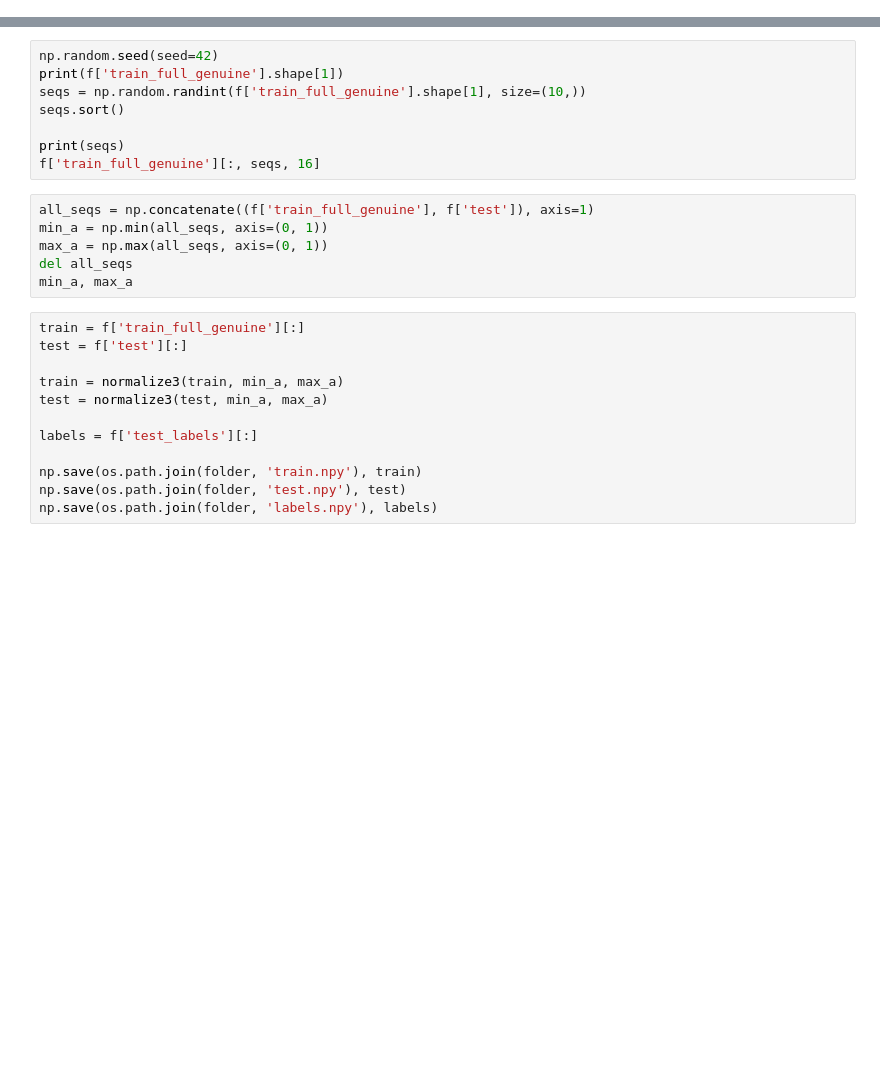
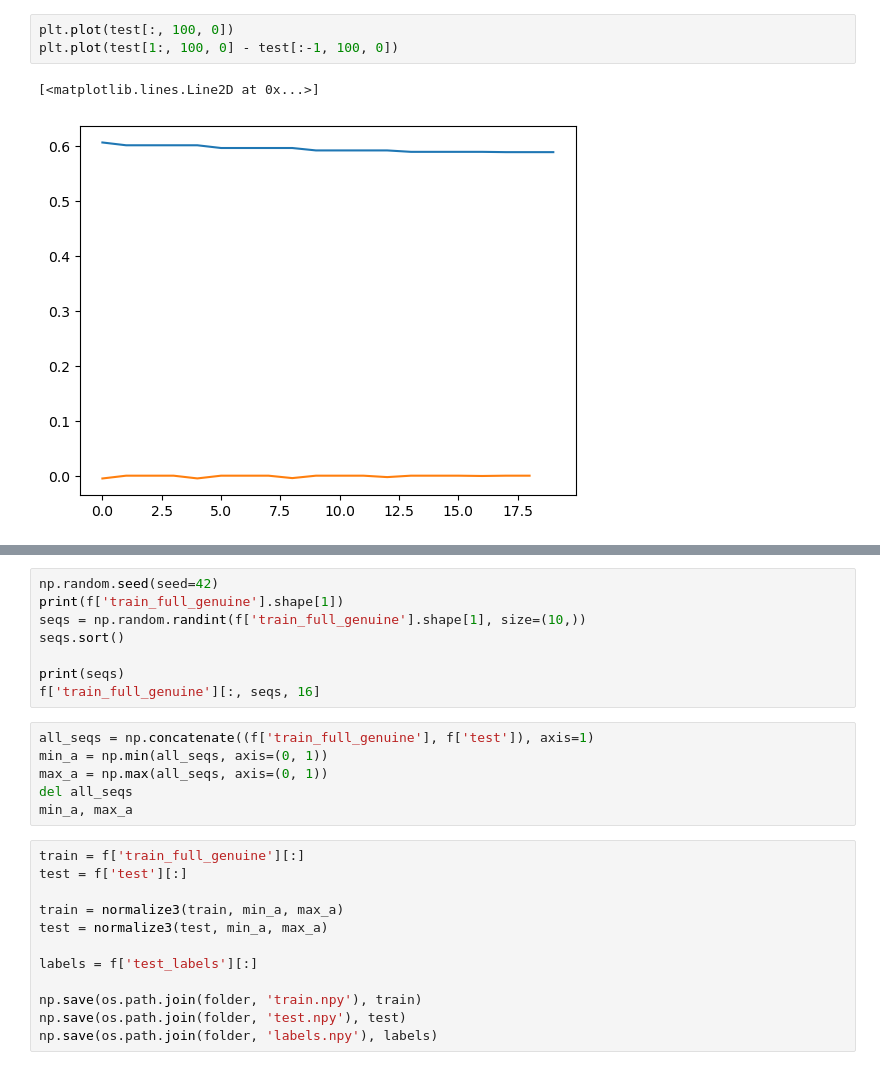
Before and after one commit to imperial-qore/TranAD, a Jupyter notebook: veremi/hdf5-normalize-npz.ipynb, the cells around one changed output, grey strips where cells are left out. Drawn from its saved outputs; the diff is of its cells as text; blank space fills up the shorter version.

```diff
--- a/veremi/hdf5-normalize-npz.ipynb
+++ b/veremi/hdf5-normalize-npz.ipynb
@@ -17,0 +39,6 @@ array([    0,     1,     2, ..., 26969, 26970, 26971], dtype=uint32)
+# %%
+plt.plot(test[:, 100, 0])
+plt.plot(test[1:, 100, 0] - test[:-1, 100, 0])
+# %% [output]
+[<matplotlib.lines.Line2D at 0x...>]
+[figure, added]
```
Also changed, not shown: parts of 15 cells of this notebook, 3 other files.
